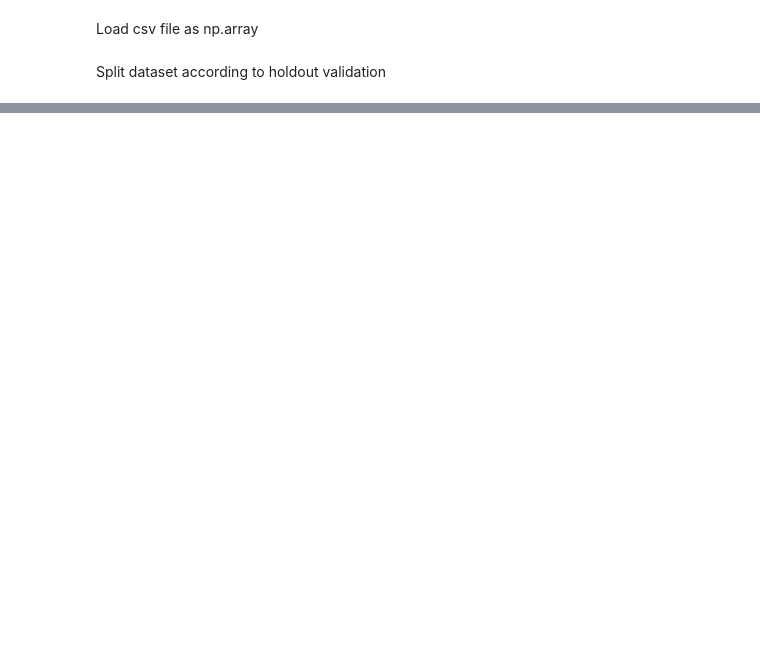
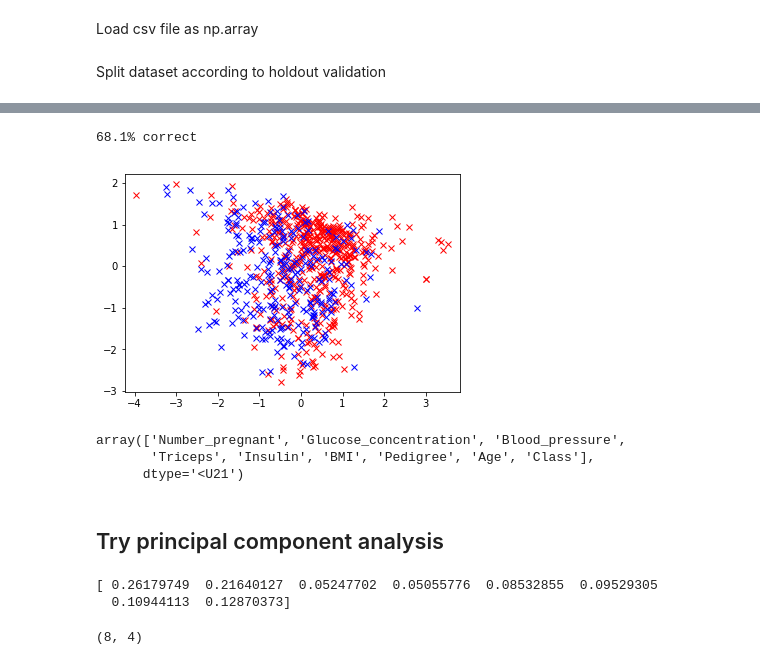
Before and after one commit to antonstenaxel/Machine_Learning_Algorithms, a Jupyter notebook: Bayesian/Naive_Bayes/Naive_Bayes.ipynb, the cells around one changed output, grey strips where cells are left out. Saved outputs shown, nothing was run; the diff lists cells and outputs as text; code cells hidden in the pictures; blank space fills up the shorter version.

```diff
--- a/Bayesian/Naive_Bayes/Naive_Bayes.ipynb
+++ b/Bayesian/Naive_Bayes/Naive_Bayes.ipynb
@@ -66,0 +100,2 @@ train_set,test_set = test_train_split(data,0.95)
+# %%
+u,s,v = np.linalg.svd(data[:,:-1])
@@ -66,0 +125,4 @@ train_set,test_set = test_train_split(data,0.95)
+# %%
+n_cols_to_retain = 2;
+# %%
+decomposed_data = np.append(u[:,:n_cols_to_retain],data[:,-1].reshape([768,1]),axis = 1)
@@ -66,0 +133,22 @@ train_set,test_set = test_train_split(data,0.95)
+# %%
+c_decomposed.test(decomposed_data_test)
+# %% [output]
+68.1% correct
+# %%
+class_0 = decomposed_data[decomposed_data[:,-1] == 0][:,:2]
+class_1 = decomposed_data[decomposed_data[:,-1] == 1][:,:2]
+# %%
+plt.plot(class_0[:,0],class_0[:,1],'rx')
+plt.plot(class_1[:,0],class_1[:,1],'bx')
+plt.axis('equal')
+plt.show()
+# %% [output]
+[figure, added]
+# %%
+columns
+# %% [output]
+array(['Number_pregnant', 'Glucose_concentration', 'Blood_pressure',
+       'Triceps', 'Insulin', 'BMI', 'Pedigree', 'Age', 'Class'],
+      dtype='<U21')
+# %% [markdown]
+## Try principal component analysis
@@ -66,0 +162,11 @@ train_set,test_set = test_train_split(data,0.95)
+# %%
+print(w/np.sum(w))
+# %% [output]
+[ 0.26179749  0.21640127  0.05247702  0.05055776  0.08532855  0.09529305
+  0.10944113  0.12870373]
+# %%
+#Leave out all vectors not correspongint to more than 10 %
+v_reduced = v[:,w/np.sum(w)>0.1]
+np.shape(v_reduced)
+# %% [output]
+(8, 4)
```
Also changed, not shown: parts of 47 cells of this notebook, 1 other file.
